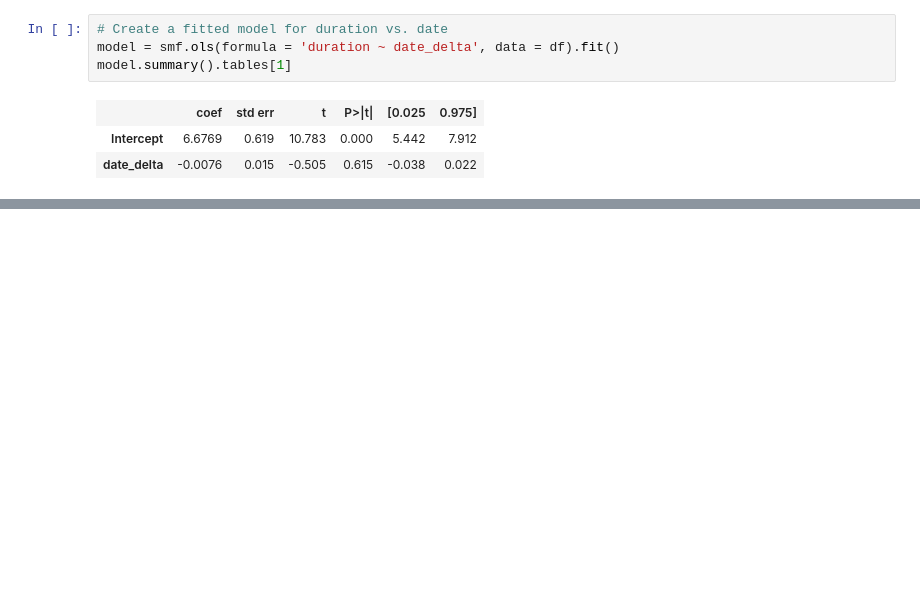
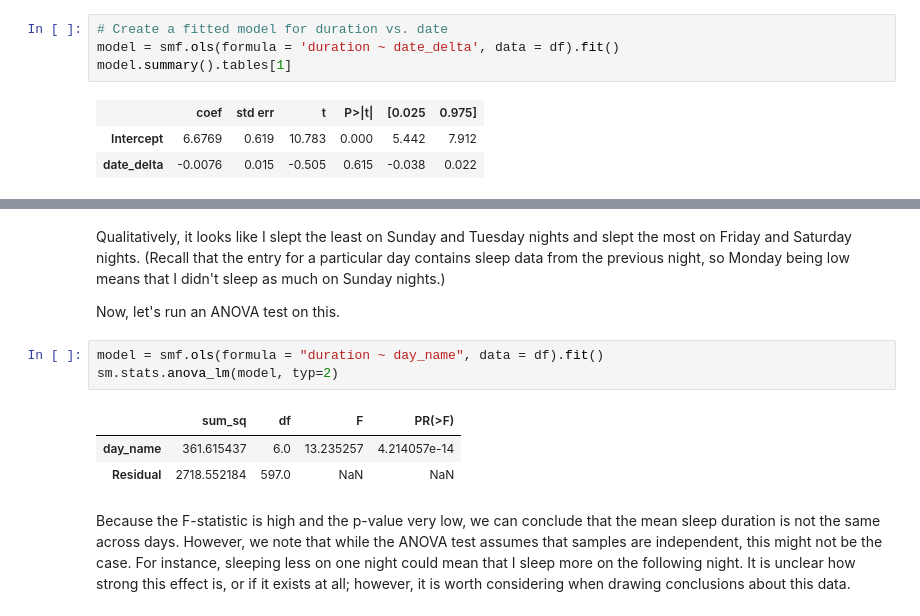
Before and after one commit to tuchandra/sleep-analysis, a Jupyter notebook: Stats and Sleep.ipynb, the cells around one changed output, grey strips where cells are left out. Saved outputs shown, nothing was run; the diff lists cells and outputs as text; blank space fills up the shorter version.

```diff
--- a/Stats and Sleep.ipynb
+++ b/Stats and Sleep.ipynb
@@ -153,0 +205,13 @@ We cannot conclude anything meaningful about my sleep durations during winter qu
+# %% [markdown]
+Qualitatively, it looks like I slept the least on Sunday and Tuesday nights and slept the most on Friday and Saturday nights. (Recall that the entry for a particular day contains sleep data from the previous night, so Monday being low means that I didn't sleep as much on Sunday nights.)
+
+Now, let's run an ANOVA test on this.
+# %%
+model = smf.ols(formula = "duration ~ day_name", data = df).fit()
+sm.stats.anova_lm(model, typ=2)
+# %% [output]
+|  | sum_sq | df | F | PR(>F) |
+| day_name | 361.615437 | 6.0 | 13.235257 | 4.214057e-14 |
+| Residual | 2718.552184 | 597.0 | NaN | NaN |
+# %% [markdown]
+Because the F-statistic is high and the p-value very low, we can conclude that the mean sleep duration is not the same across days. However, we note that while the ANOVA test assumes that samples are independent, this might not be the case. For instance, sleeping less on one night could mean that I sleep more on the following night. It is unclear how strong this effect is, or if it exists at all; however, it is worth considering when drawing conclusions about this data.
```
Also changed, not shown: parts of 21 cells of this notebook.
